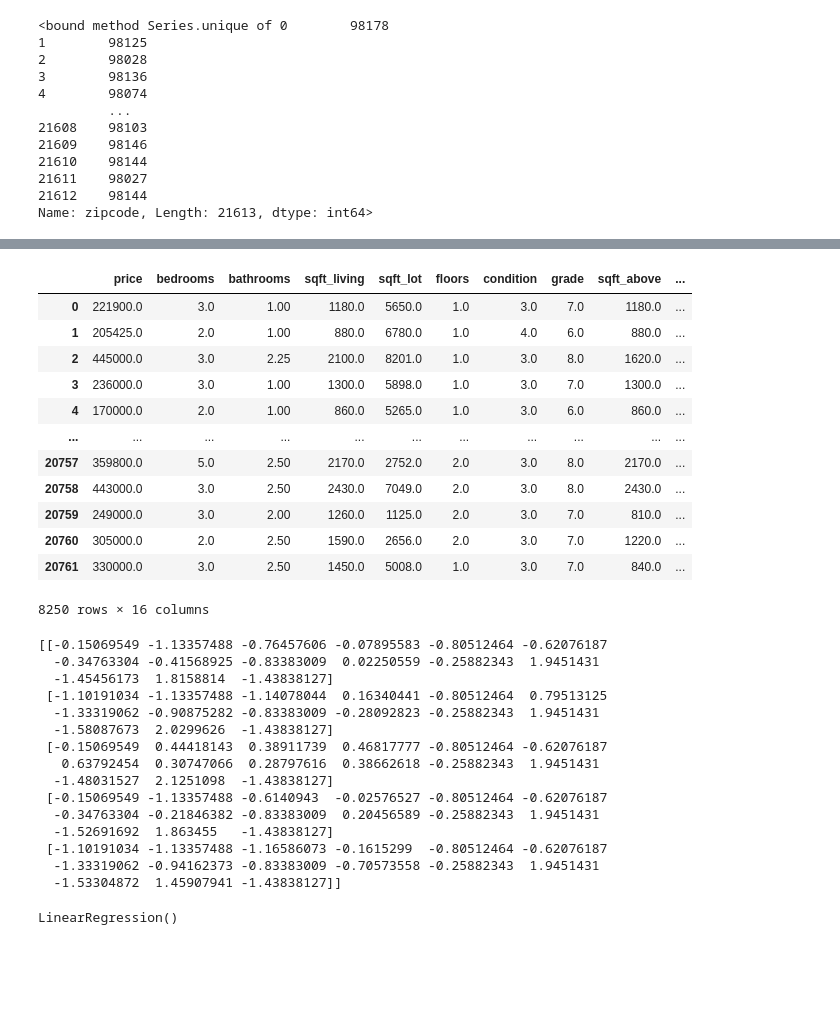
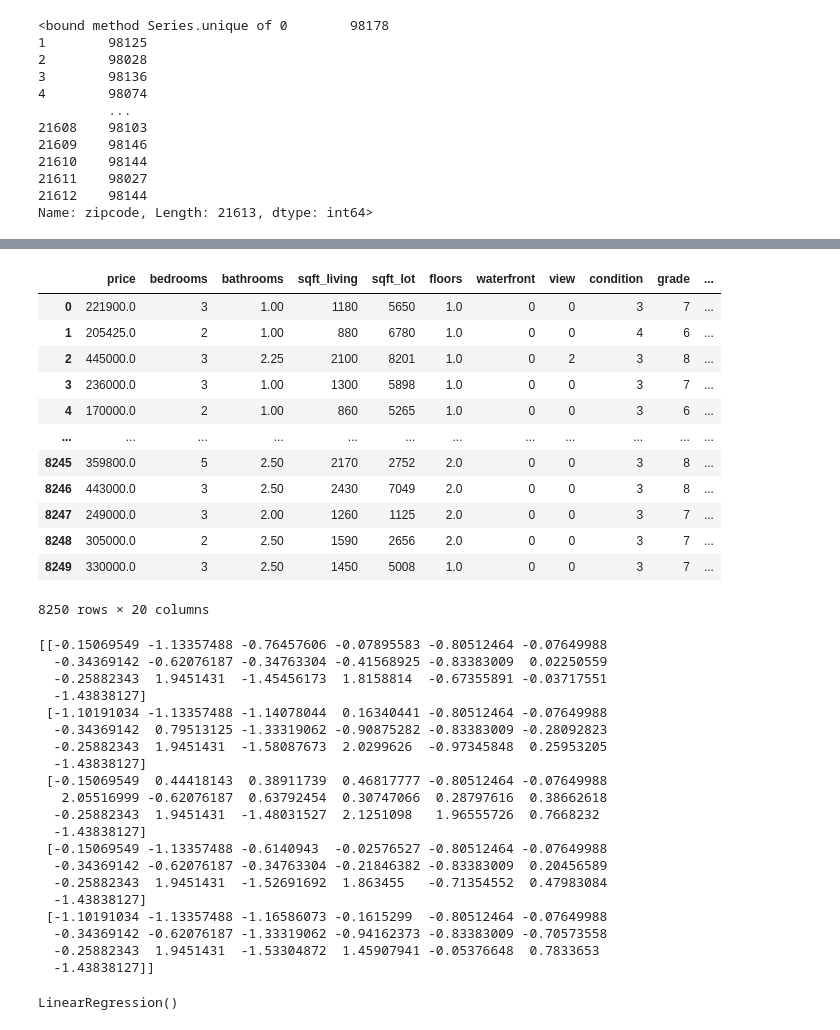
Before and after one commit to eric-blankinshp/Final-Project, a Jupyter notebook: crime_data.ipynb, the cells around one changed output, grey strips where cells are left out. Saved outputs shown, nothing was run; the diff lists cells and outputs as text; code cells hidden in the pictures; blank space fills up the shorter version.

```diff
--- a/crime_data.ipynb
+++ b/crime_data.ipynb
@@ -67,7 +67,7 @@ kc_house_data["zipcode"].unique
 21612    98144
 Name: zipcode, Length: 21613, dtype: int64>
 # %%
-merged_df = pd.merge(kc_house_data, crime_data, on='zipcode', how='outer')
+merged_df = pd.merge(kc_house_data, crime_data, on='zipcode', how='inner')
 # %%
 merged_df
 # %% [output]
@@ -87,6 +87,6 @@ merged_df
 # %%
 merged_df.to_csv("merged_df.csv", index=False)
 # %%
-clean_merged_df = merged_df.drop(['id', 'date', 'waterfront', 'view', 'sqft_living15', 'sqft_lot15'], axis=1)
-clean_merged_df
+cleaned_house_data = merged_df.drop(['id', 'date'], axis=1)
+cleaned_house_data.head()
 # %% [output]
@@ -106,20 +99,20 @@ clean_merged_df
 # %%
-new_merge_df = clean_merged_df.dropna()
+new_merge_df = cleaned_house_data.dropna()
 new_merge_df
 # %% [output]
-|  | price | bedrooms | bathrooms | sqft_living | sqft_lot | floors | condition | grade | sqft_above | ... |
-| 0 | 221900.0 | 3.0 | 1.00 | 1180.0 | 5650.0 | 1.0 | 3.0 | 7.0 | 1180.0 | ... |
-| 1 | 205425.0 | 2.0 | 1.00 | 880.0 | 6780.0 | 1.0 | 4.0 | 6.0 | 880.0 | ... |
-| 2 | 445000.0 | 3.0 | 2.25 | 2100.0 | 8201.0 | 1.0 | 3.0 | 8.0 | 1620.0 | ... |
-| 3 | 236000.0 | 3.0 | 1.00 | 1300.0 | 5898.0 | 1.0 | 3.0 | 7.0 | 1300.0 | ... |
-| 4 | 170000.0 | 2.0 | 1.00 | 860.0 | 5265.0 | 1.0 | 3.0 | 6.0 | 860.0 | ... |
-| ... | ... | ... | ... | ... | ... | ... | ... | ... | ... | ... |
-| 20757 | 359800.0 | 5.0 | 2.50 | 2170.0 | 2752.0 | 2.0 | 3.0 | 8.0 | 2170.0 | ... |
-| 20758 | 443000.0 | 3.0 | 2.50 | 2430.0 | 7049.0 | 2.0 | 3.0 | 8.0 | 2430.0 | ... |
-| 20759 | 249000.0 | 3.0 | 2.00 | 1260.0 | 1125.0 | 2.0 | 3.0 | 7.0 | 810.0 | ... |
-| 20760 | 305000.0 | 2.0 | 2.50 | 1590.0 | 2656.0 | 2.0 | 3.0 | 7.0 | 1220.0 | ... |
-| 20761 | 330000.0 | 3.0 | 2.50 | 1450.0 | 5008.0 | 1.0 | 3.0 | 7.0 | 840.0 | ... |
+|  | price | bedrooms | bathrooms | sqft_living | sqft_lot | floors | waterfront | view | condition | grade | ... |
+| 0 | 221900.0 | 3 | 1.00 | 1180 | 5650 | 1.0 | 0 | 0 | 3 | 7 | ... |
+| 1 | 205425.0 | 2 | 1.00 | 880 | 6780 | 1.0 | 0 | 0 | 4 | 6 | ... |
+| 2 | 445000.0 | 3 | 2.25 | 2100 | 8201 | 1.0 | 0 | 2 | 3 | 8 | ... |
+| 3 | 236000.0 | 3 | 1.00 | 1300 | 5898 | 1.0 | 0 | 0 | 3 | 7 | ... |
+| 4 | 170000.0 | 2 | 1.00 | 860 | 5265 | 1.0 | 0 | 0 | 3 | 6 | ... |
+| ... | ... | ... | ... | ... | ... | ... | ... | ... | ... | ... | ... |
+| 8245 | 359800.0 | 5 | 2.50 | 2170 | 2752 | 2.0 | 0 | 0 | 3 | 8 | ... |
+| 8246 | 443000.0 | 3 | 2.50 | 2430 | 7049 | 2.0 | 0 | 0 | 3 | 8 | ... |
+| 8247 | 249000.0 | 3 | 2.00 | 1260 | 1125 | 2.0 | 0 | 0 | 3 | 7 | ... |
+| 8248 | 305000.0 | 2 | 2.50 | 1590 | 2656 | 2.0 | 0 | 0 | 3 | 7 | ... |
+| 8249 | 330000.0 | 3 | 2.50 | 1450 | 5008 | 1.0 | 0 | 0 | 3 | 7 | ... |
-8250 rows × 16 columns
+8250 rows × 20 columns
 # %%
 # Create our features
 X = new_merge_df.drop(columns='price')
@@ -130,21 +123,26 @@ y = new_merge_df['price']
 X = StandardScaler().fit_transform(X)
 print(X[0:5])
 # %% [output]
-[[-0.15069549 -1.13357488 -0.76457606 -0.07895583 -0.80512464 -0.62076187
-  -0.34763304 -0.41568925 -0.83383009  0.02250559 -0.25882343  1.9451431
-  -1.45456173  1.8158814  -1.43838127]
- [-1.10191034 -1.13357488 -1.14078044  0.16340441 -0.80512464  0.79513125
-  -1.33319062 -0.90875282 -0.83383009 -0.28092823 -0.25882343  1.9451431
-  -1.58087673  2.0299626  -1.43838127]
- [-0.15069549  0.44418143  0.38911739  0.46817777 -0.80512464 -0.62076187
-   0.63792454  0.30747066  0.28797616  0.38662618 -0.25882343  1.9451431
-  -1.48031527  2.1251098  -1.43838127]
- [-0.15069549 -1.13357488 -0.6140943  -0.02576527 -0.80512464 -0.62076187
-  -0.34763304 -0.21846382 -0.83383009  0.20456589 -0.25882343  1.9451431
-  -1.52691692  1.863455   -1.43838127]
- [-1.10191034 -1.13357488 -1.16586073 -0.1615299  -0.80512464 -0.62076187
-  -1.33319062 -0.94162373 -0.83383009 -0.70573558 -0.25882343  1.9451431
-  -1.53304872  1.45907941 -1.43838127]]
+[[-0.15069549 -1.13357488 -0.76457606 -0.07895583 -0.80512464 -0.07649988
+  -0.34369142 -0.62076187 -0.34763304 -0.41568925 -0.83383009  0.02250559
+  -0.25882343  1.9451431  -1.45456173  1.8158814  -0.67355891 -0.03717551
+  -1.43838127]
+ [-1.10191034 -1.13357488 -1.14078044  0.16340441 -0.80512464 -0.07649988
+  -0.34369142  0.79513125 -1.33319062 -0.90875282 -0.83383009 -0.28092823
+  -0.25882343  1.9451431  -1.58087673  2.0299626  -0.97345848  0.25953205
+  -1.43838127]
+ [-0.15069549  0.44418143  0.38911739  0.46817777 -0.80512464 -0.07649988
+   2.05516999 -0.62076187  0.63792454  0.30747066  0.28797616  0.38662618
+  -0.25882343  1.9451431  -1.48031527  2.1251098   1.96555726  0.7668232
+  -1.43838127]
+ [-0.15069549 -1.13357488 -0.6140943  -0.02576527 -0.80512464 -0.07649988
+  -0.34369142 -0.62076187 -0.34763304 -0.21846382 -0.83383009  0.20456589
+  -0.25882343  1.9451431  -1.52691692  1.863455   -0.71354552  0.47983084
+  -1.43838127]
+ [-1.10191034 -1.13357488 -1.16586073 -0.1615299  -0.80512464 -0.07649988
+  -0.34369142 -0.62076187 -1.33319062 -0.94162373 -0.83383009 -0.70573558
+  -0.25882343  1.9451431  -1.53304872  1.45907941 -0.05376648  0.7833653
+  -1.43838127]]
 # %%
 from sklearn.model_selection import train_test_split
 X_train, X_test, y_train, y_test = train_test_split(X, y, random_state=1)
```
Also changed, not shown: parts of 6 cells of this notebook, 2 other files.
